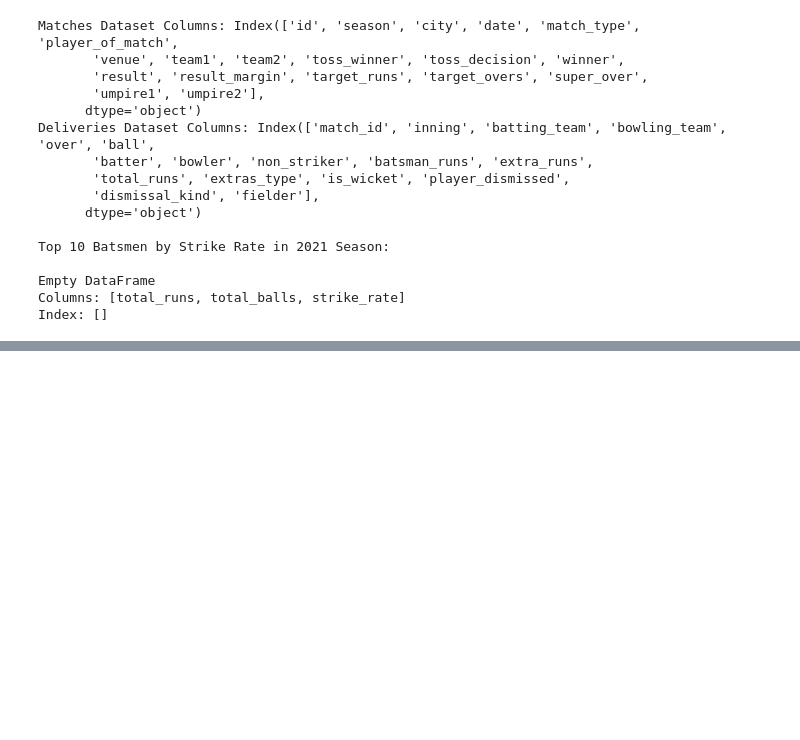
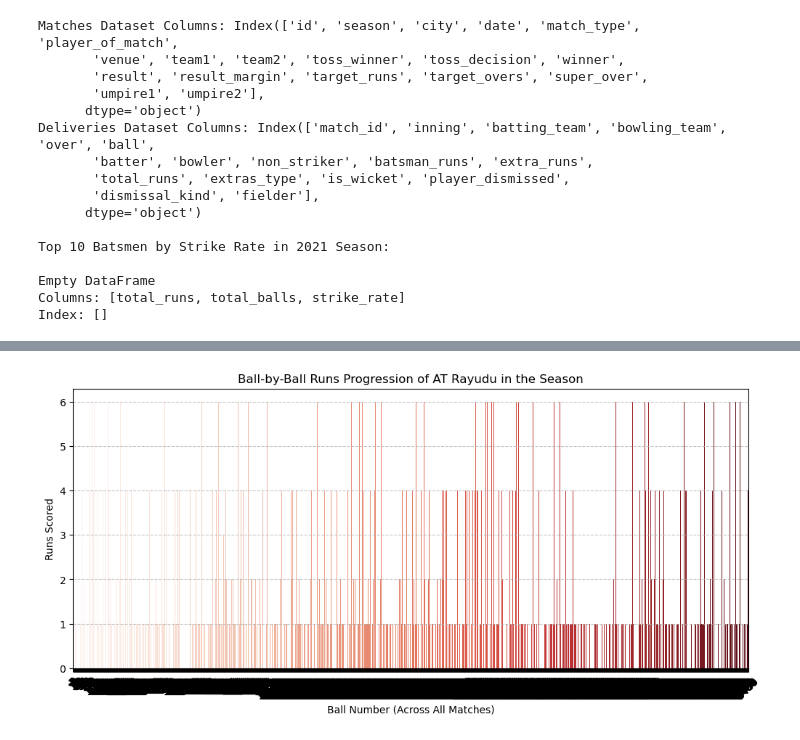
Before and after one commit to AabidMK/CricketIQ_Infosys_Internship_Feb2025, a Jupyter notebook: internship.ipynb, the cells around one changed output, grey strips where cells are left out. Cells and saved outputs as stored; diff of their text form; code cells hidden in the pictures; blank space fills up the shorter version.

```diff
--- a/internship.ipynb
+++ b/internship.ipynb
@@ -681,0 +877,27 @@ Index: []
+# %%
+
+
+# Step 1: Filter dataset for all deliveries faced by AT Rayudu in the season
+rayudu_season_df = deliver_dataset[deliver_dataset['batter'] == 'AT Rayudu'].copy()
+
+# Step 2: Sort by match_id and over_ball sequence (assuming 'ball' column exists)
+rayudu_season_df.sort_values(by=['match_id', 'over', 'ball'], inplace=True)
+
+# Step 3: Create a cumulative ball count
+rayudu_season_df['ball_number'] = range(1, len(rayudu_season_df) + 1)
+
+# Step 4: Plot ball-by-ball runs progression
+plt.figure(figsize=(12, 5))
+sns.barplot(x='ball_number', y='batsman_runs', data=rayudu_season_df, palette='Reds')
+
+# Customization
+plt.xlabel('Ball Number (Across All Matches)')
+plt.ylabel('Runs Scored')
+plt.title(f'Ball-by-Ball Runs Progression of AT Rayudu in the Season')
+plt.xticks(rotation=45)
+plt.grid(axis='y', linestyle='--', alpha=0.7)
+
+# Show the plot
+plt.show()
+# %% [output]
+[figure, added]
```
Also changed, not shown: parts of 11 cells of this notebook.
